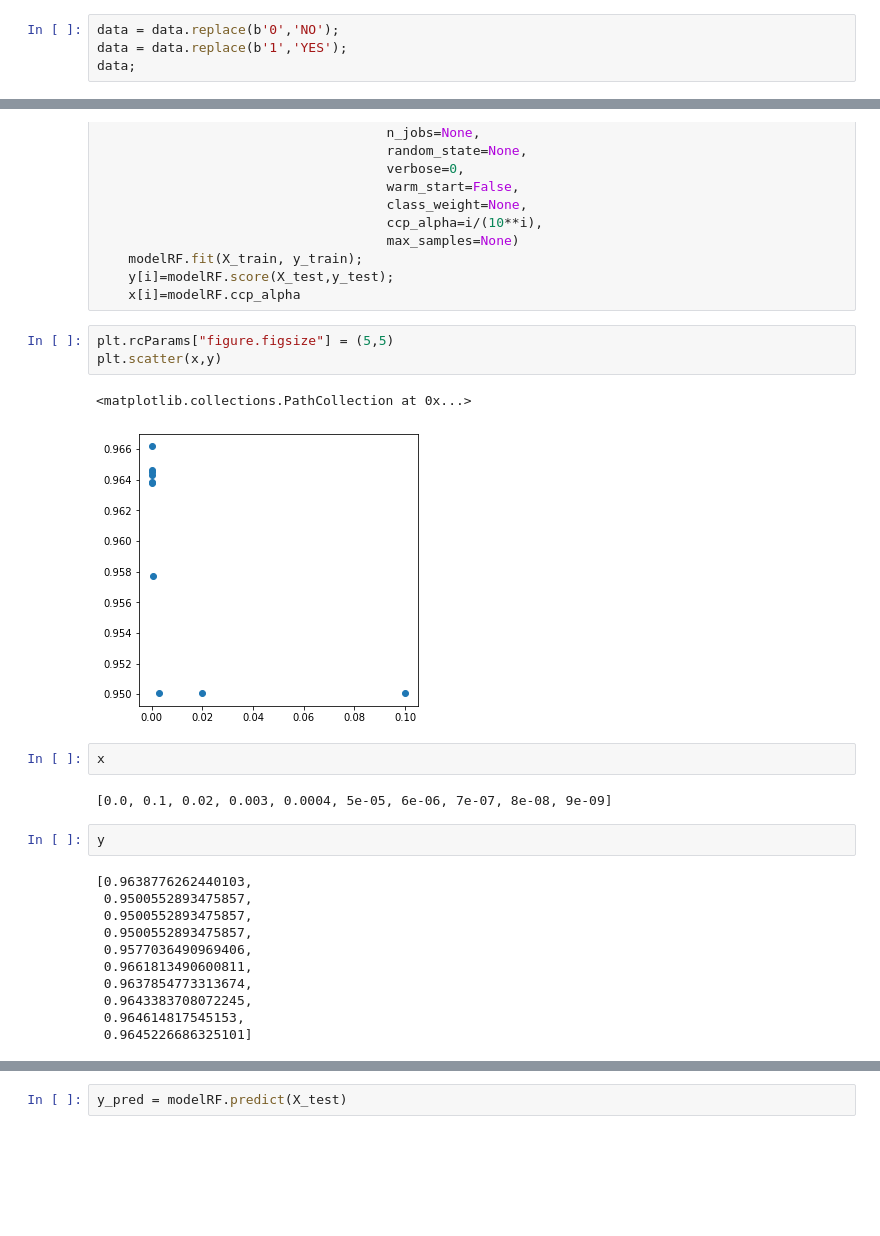
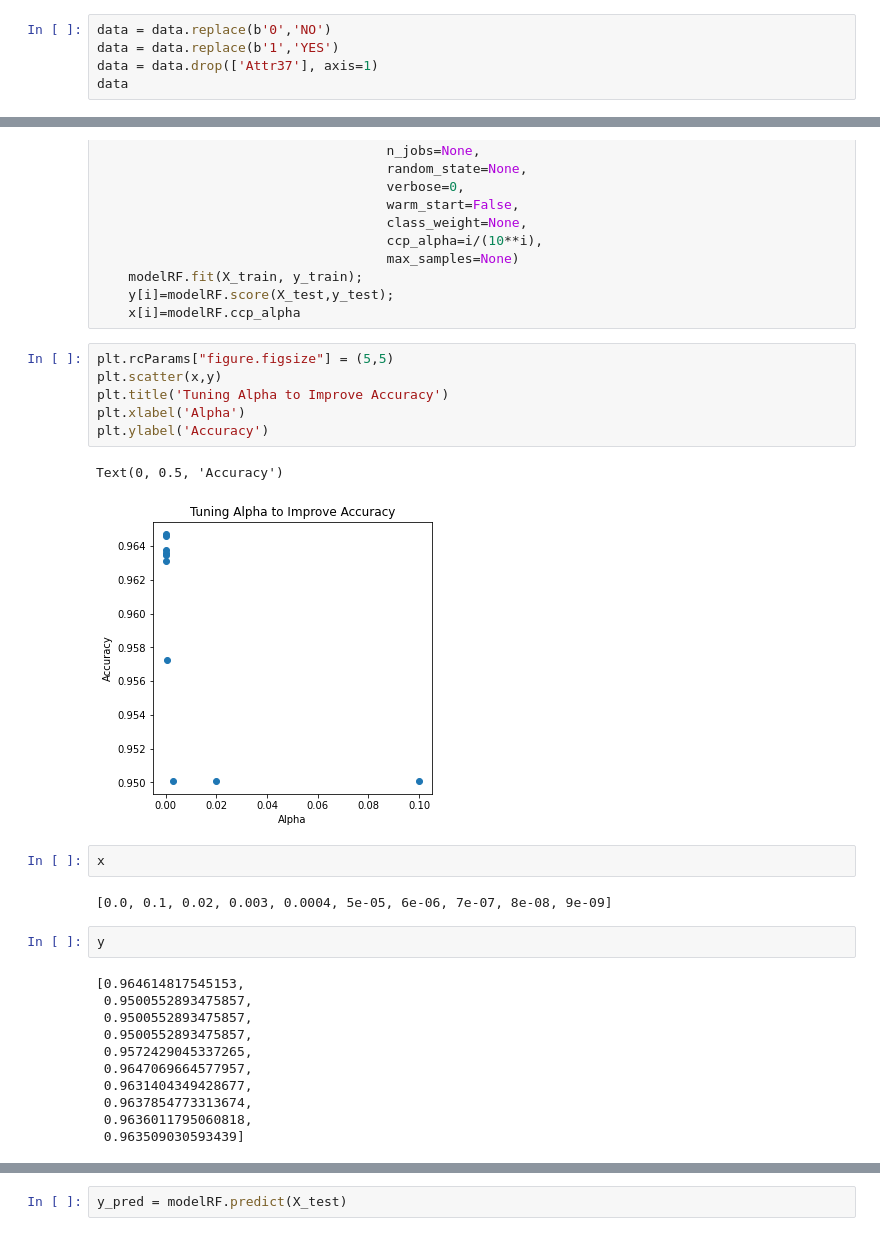
Before and after one commit to zharris1/Bank, a Jupyter notebook: case_study_4.ipynb, the cells around one changed output, grey strips where cells are left out. Cells and saved outputs as stored; diff of their text form; blank space fills up the shorter version.

```diff
--- a/case_study_4.ipynb
+++ b/case_study_4.ipynb
@@ -146,4 +205,5 @@ data.iloc[:, 0];
 # %%
-data = data.replace(b'0','NO');
-data = data.replace(b'1','YES');
-data;
+data = data.replace(b'0','NO')
+data = data.replace(b'1','YES')
+data = data.drop(['Attr37'], axis=1)
+data
@@ -228,9 +293,12 @@ for i in np.arange(10):
 # %%
 plt.rcParams["figure.figsize"] = (5,5)
 plt.scatter(x,y)
+plt.title('Tuning Alpha to Improve Accuracy')
+plt.xlabel('Alpha')
+plt.ylabel('Accuracy')
 # %% [output]
-<matplotlib.collections.PathCollection at 0x...>
+Text(0, 0.5, 'Accuracy')
-[figure, old version]
+[figure, new version]
 # %%
 x
 # %% [output]
@@ -238,16 +306,16 @@ x
 # %%
 y
 # %% [output]
-[0.9638776262440103,
+[0.964614817545153,
  0.9500552893475857,
  0.9500552893475857,
  0.9500552893475857,
- 0.9577036490969406,
- 0.9661813490600811,
+ 0.9572429045337265,
+ 0.9647069664577957,
+ 0.9631404349428677,
  0.9637854773313674,
- 0.9643383708072245,
- 0.964614817545153,
- 0.9645226686325101]
+ 0.9636011795060818,
+ 0.963509030593439]
 # %%
 modelRF.score(X_test,y_test)
 #prediction_RF = modelRF.predict(X_test)
```
Also changed, not shown: parts of 35 cells of this notebook, 1 other file.
